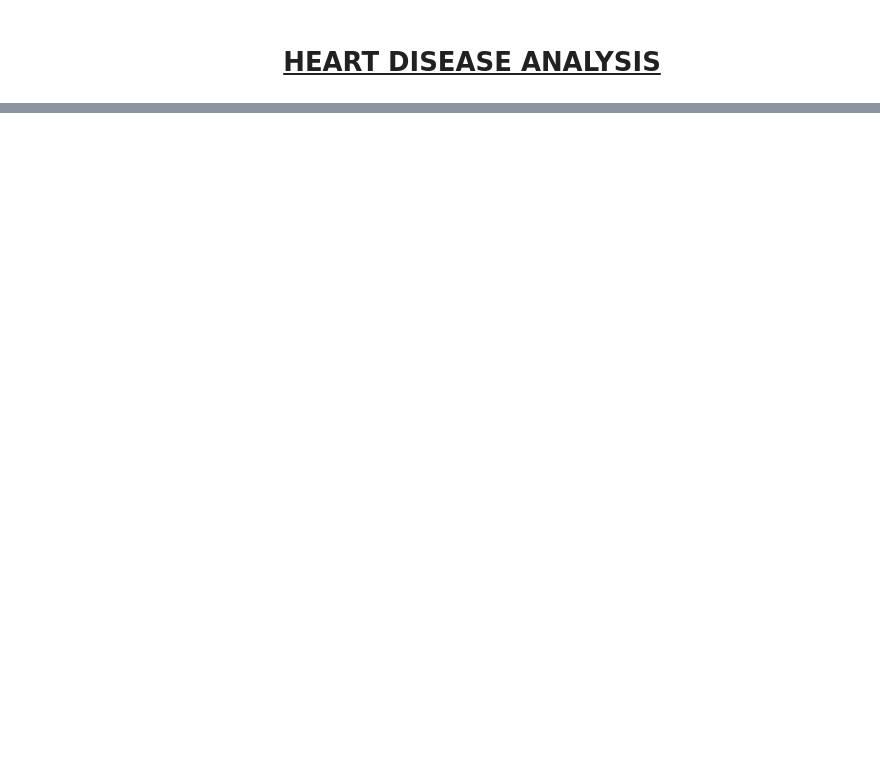
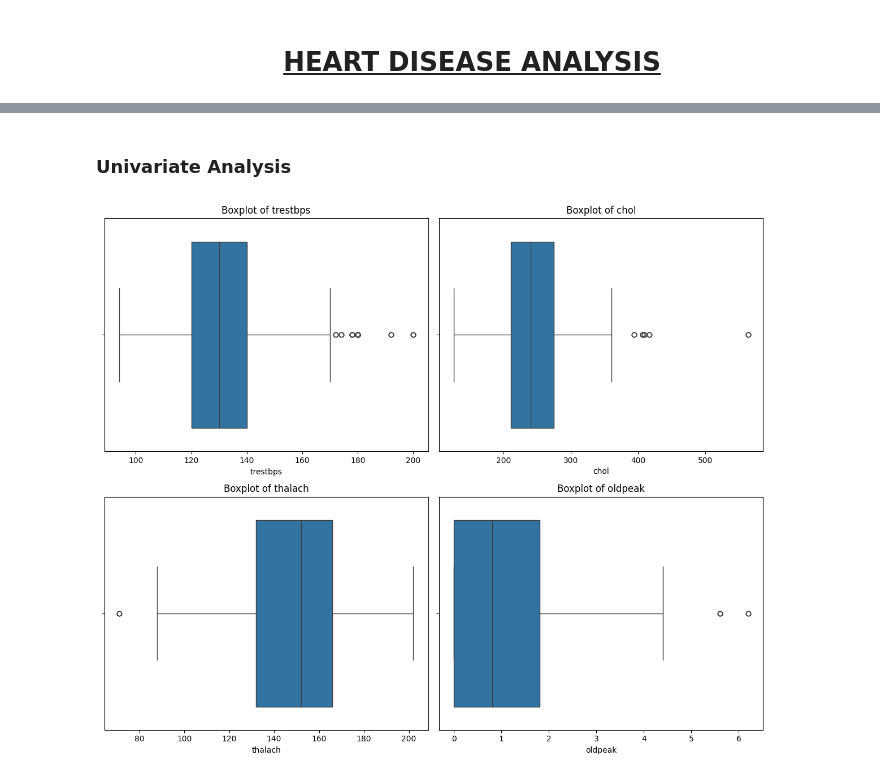
Before and after one commit to Felo10coder/Heart-Disease-Analysis, a Jupyter notebook: heartdiseasenotebook.ipynb, the cells around one changed output, grey strips where cells are left out. Cells and saved outputs as stored; diff of their text form; code cells hidden in the pictures; blank space fills up the shorter version.

Commit message:
data_understanding

```diff
--- a/heartdiseasenotebook.ipynb
+++ b/heartdiseasenotebook.ipynb
@@ -30,0 +41,3 @@ Heart disease remains one of the leading causes of death worldwide, placing a si
+# %%
+## Importing the dataset
+df = pd.read_csv("Data\heart.csv")
@@ -30,0 +163,24 @@ Heart disease remains one of the leading causes of death worldwide, placing a si
+# %% [markdown]
+### Univariate Analysis
+# %%
+## checking for outliers
+columns = df[['trestbps','chol','thalach','oldpeak']]
+# Create subplots with 2 rows and 2 columns
+fig, axes = plt.subplots(nrows=2, ncols=2, figsize=(12, 10))  # Adjust figure size as needed
+
+# Flatten the axes array for easy iteration
+axes = axes.flatten()
+
+# Create boxplots for each column in the subplots
+for ax, col in zip(axes, columns.columns):
+    sns.boxplot(x=columns[col], ax=ax, orient='h')  # Horizontal boxplot
+    ax.set_title(f'Boxplot of {col}')  # Title for each plot
+    ax.set_xlabel(col)  # Label for x-axis
+# Hide any unused subplots (if there are more axes than columns)
+for i in range(len(columns.columns), len(axes)):
+    fig.delaxes(axes[i])
+
+plt.tight_layout() # Adjust layout to prevent overlap
+plt.show()  # Display the plots
+# %% [output]
+[figure, added]
```
Also changed, not shown: parts of 17 cells of this notebook.
